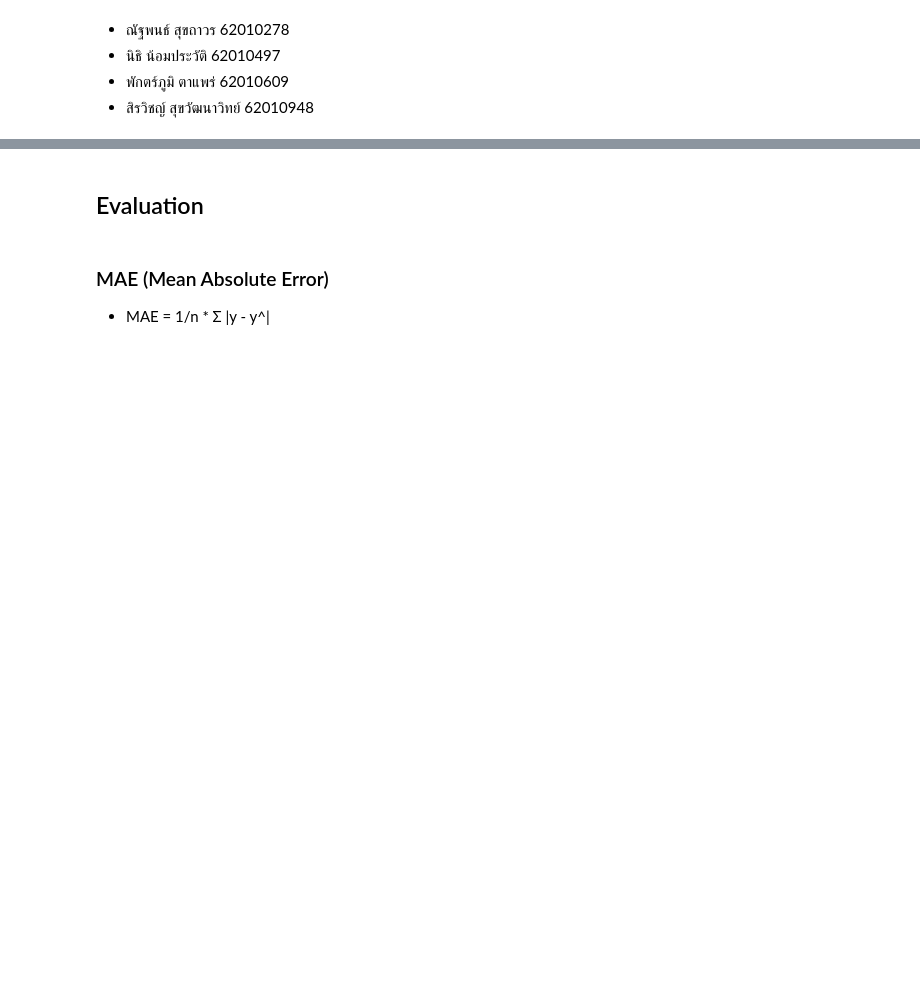
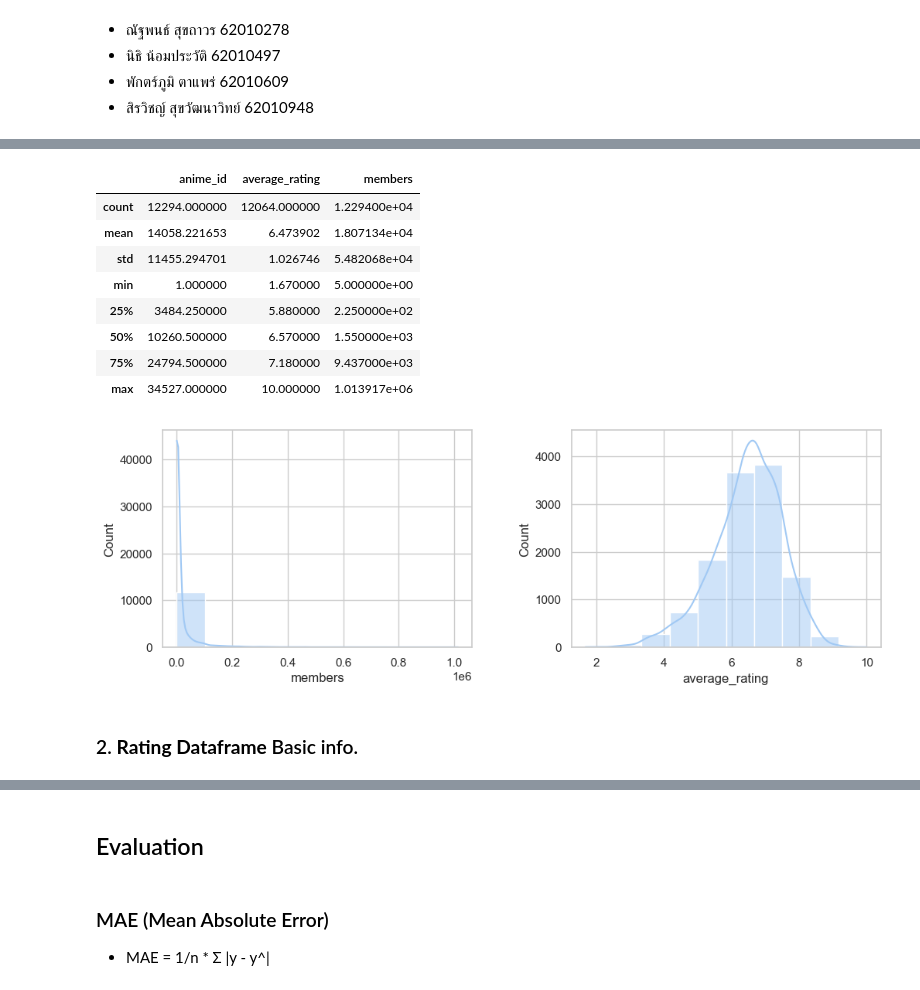
Before and after one commit to phukphoom/anime-recommander-system, a Jupyter notebook: AnimeRecommenderSystem/anime.ipynb, the cells around one changed output, grey strips where cells are left out. Drawn from its saved outputs; the diff is of its cells as text; code cells hidden in the pictures; blank space fills up the shorter version.

```diff
--- a/AnimeRecommenderSystem/anime.ipynb
+++ b/AnimeRecommenderSystem/anime.ipynb
@@ -135,0 +17,16 @@ memory usage: 596.1+ MB
+# %%
+sns.set_theme(style="whitegrid", palette="pastel")
+
+class CONFIG:
+    PLT_FIG_SIZE = plt.figaspect(8/19)
+
+# color codes for python build-in print functions
+class PRINT_COLOR_CODE:
+    BLUE = '\033[94m'
+    CYAN = '\033[96m'
+    GREEN = '\033[92m'
+    WARNING = '\033[93m'
+    FAIL = '\033[91m'
+    BOLD = '\033[1m'
+    UNDERLINE = '\033[4m'
+    ENDC = '\033[0m'
@@ -135,0 +51,4 @@ memory usage: 596.1+ MB
+# %%
+anime_df.rename(columns={'rating': 'average_rating'},inplace=True)
+
+anime_df
@@ -135,0 +129,21 @@ memory usage: 596.1+ MB
+# %%
+fig, axs = plt.subplots(ncols=2,figsize=CONFIG.PLT_FIG_SIZE)
+fig.tight_layout(pad=5.0)
+
+sns.histplot(anime_df, x='members', kde=True, bins=10, ax=axs[0])
+sns.histplot(anime_df, x='average_rating', kde=True, bins=10, ax=axs[1])
+
+anime_df.describe()
+# %% [output]
+|  | anime_id | average_rating | members |
+| count | 12294.000000 | 12064.000000 | 1.229400e+04 |
+| mean | 14058.221653 | 6.473902 | 1.807134e+04 |
+| std | 11455.294701 | 1.026746 | 5.482068e+04 |
+| min | 1.000000 | 1.670000 | 5.000000e+00 |
+| 25% | 3484.250000 | 5.880000 | 2.250000e+02 |
+| 50% | 10260.500000 | 6.570000 | 1.550000e+03 |
+| 75% | 24794.500000 | 7.180000 | 9.437000e+03 |
+| max | 34527.000000 | 10.000000 | 1.013917e+06 |
+[figure, added]
+# %% [markdown]
+### 2. **Rating Dataframe** Basic info.
```
Also changed, not shown: parts of 44 cells of this notebook.
